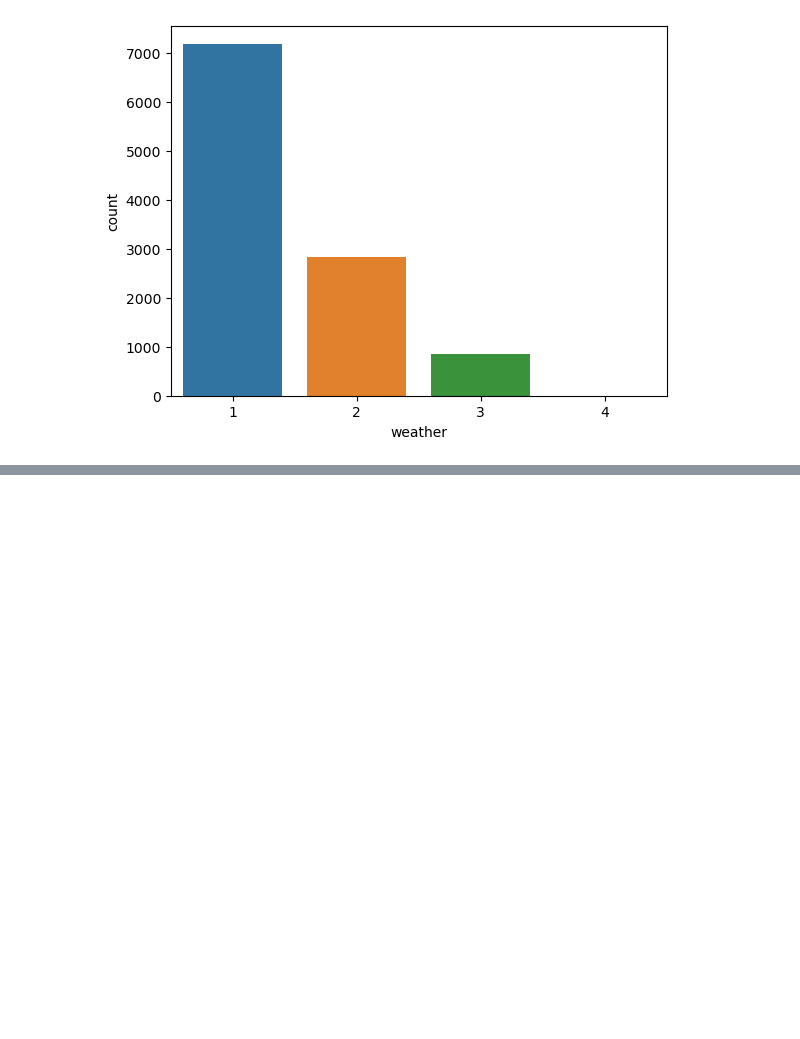
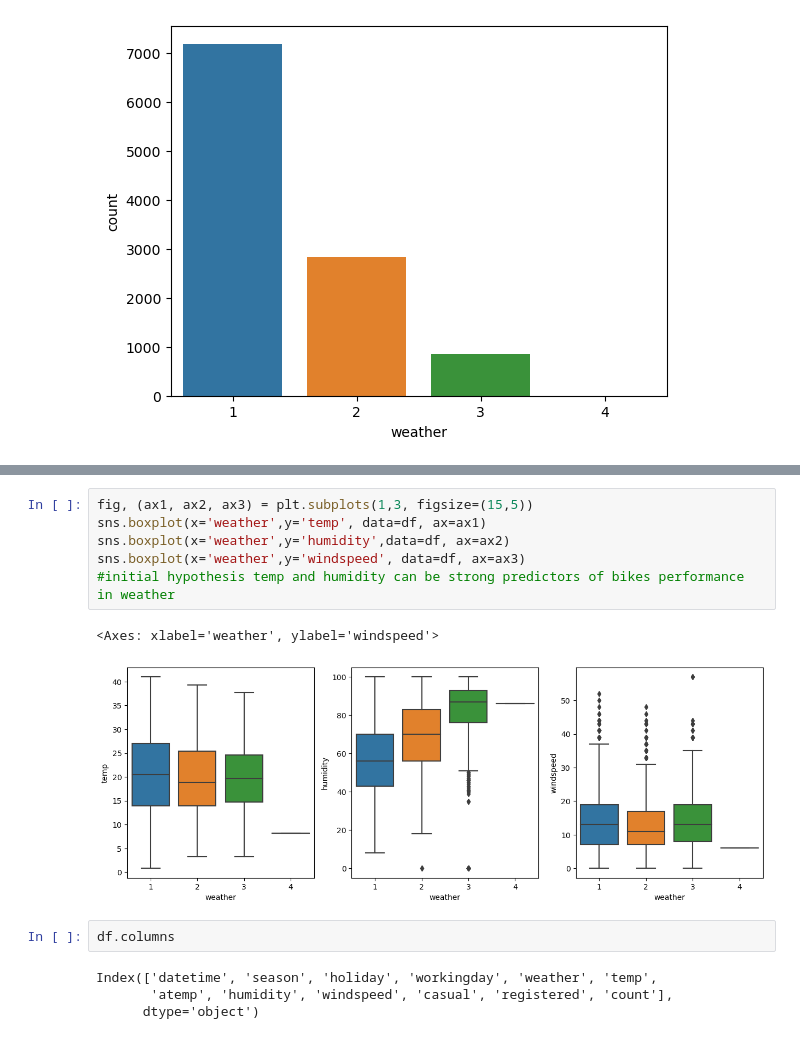
Before and after one commit to vicky887766/schulich-6666, a Jupyter notebook: midterm_practice.ipynb, the cells around one changed output, grey strips where cells are left out. Drawn from its saved outputs; the diff is of its cells as text; blank space fills up the shorter version.

```diff
--- a/midterm_practice.ipynb
+++ b/midterm_practice.ipynb
@@ -71,0 +75,15 @@ sns.histplot(df['Family_Size'], ax=ax3)
+# %%
+fig, (ax1, ax2, ax3) = plt.subplots(1,3, figsize=(15,5))
+sns.boxplot(x='weather',y='temp', data=df, ax=ax1)
+sns.boxplot(x='weather',y='humidity',data=df, ax=ax2)
+sns.boxplot(x='weather',y='windspeed', data=df, ax=ax3)
+#initial hypothesis temp and humidity can be strong predictors of bikes performance in weather
+# %% [output]
+<Axes: xlabel='weather', ylabel='windspeed'>
+[figure, added]
+# %%
+df.columns
+# %% [output]
+Index(['datetime', 'season', 'holiday', 'workingday', 'weather', 'temp',
+       'atemp', 'humidity', 'windspeed', 'casual', 'registered', 'count'],
+      dtype='object')
```
Also changed, not shown: parts of 5 cells of this notebook.
